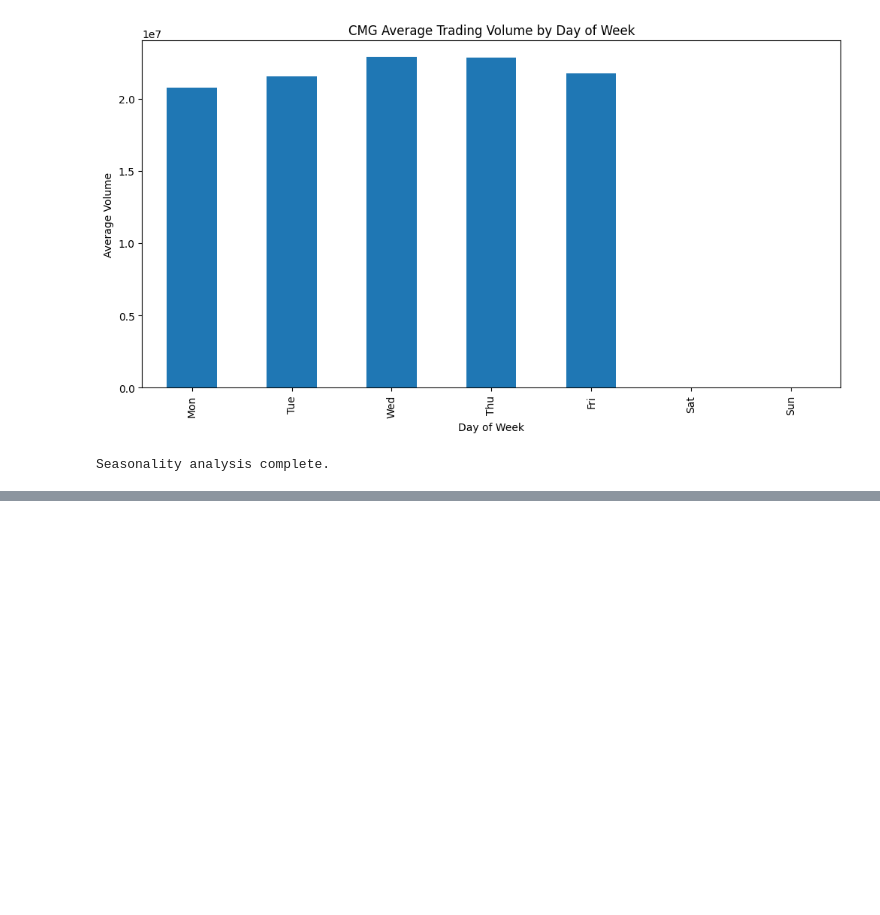
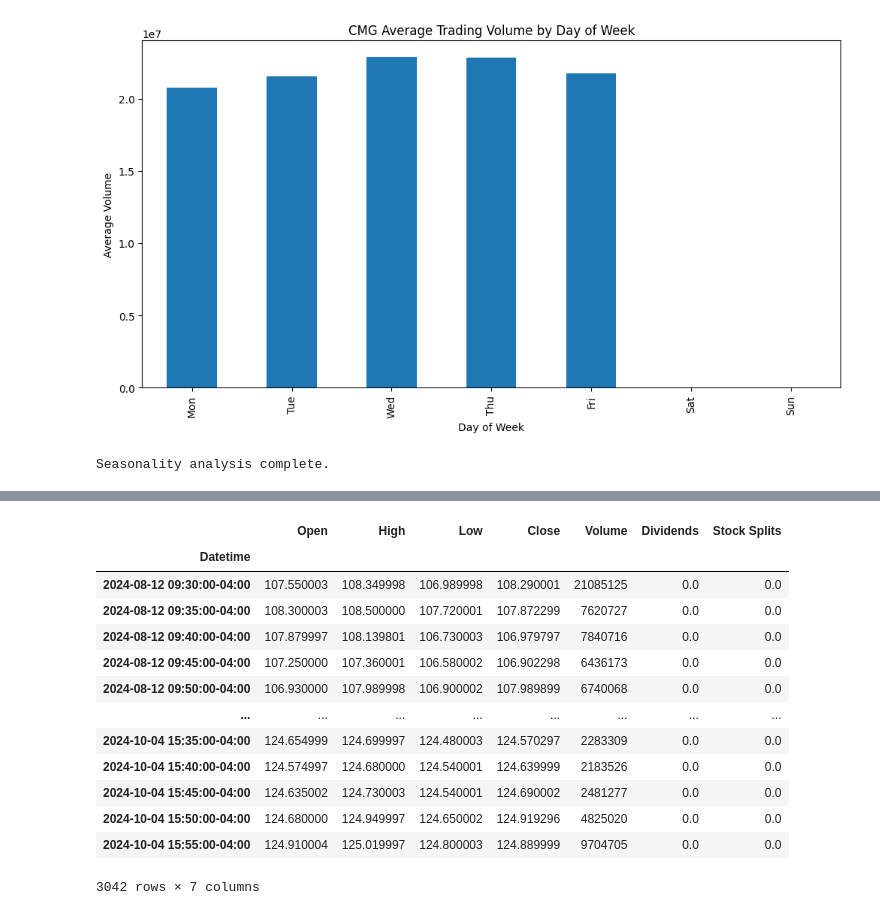
Before and after one commit to Slamwise/Trading-Strategies, a Jupyter notebook: volume/seasonality.ipynb, the cells around one changed output, grey strips where cells are left out. Saved outputs shown, nothing was run; the diff lists cells and outputs as text; code cells hidden in the pictures; blank space fills up the shorter version.

```diff
--- a/volume/seasonality.ipynb
+++ b/volume/seasonality.ipynb
@@ -253,0 +324,17 @@ fig.show()
+# %%
+all_data
+# %% [output]
+|  | Open | High | Low | Close | Volume | Dividends | Stock Splits |
+| Datetime |  |  |  |  |  |  |  |
+| 2024-08-12 09:30:00-04:00 | 107.550003 | 108.349998 | 106.989998 | 108.290001 | 21085125 | 0.0 | 0.0 |
+| 2024-08-12 09:35:00-04:00 | 108.300003 | 108.500000 | 107.720001 | 107.872299 | 7620727 | 0.0 | 0.0 |
+| 2024-08-12 09:40:00-04:00 | 107.879997 | 108.139801 | 106.730003 | 106.979797 | 7840716 | 0.0 | 0.0 |
+| 2024-08-12 09:45:00-04:00 | 107.250000 | 107.360001 | 106.580002 | 106.902298 | 6436173 | 0.0 | 0.0 |
+| 2024-08-12 09:50:00-04:00 | 106.930000 | 107.989998 | 106.900002 | 107.989899 | 6740068 | 0.0 | 0.0 |
+| ... | ... | ... | ... | ... | ... | ... | ... |
+| 2024-10-04 15:35:00-04:00 | 124.654999 | 124.699997 | 124.480003 | 124.570297 | 2283309 | 0.0 | 0.0 |
+| 2024-10-04 15:40:00-04:00 | 124.574997 | 124.680000 | 124.540001 | 124.639999 | 2183526 | 0.0 | 0.0 |
+| 2024-10-04 15:45:00-04:00 | 124.635002 | 124.730003 | 124.540001 | 124.690002 | 2481277 | 0.0 | 0.0 |
+| 2024-10-04 15:50:00-04:00 | 124.680000 | 124.949997 | 124.650002 | 124.919296 | 4825020 | 0.0 | 0.0 |
+| 2024-10-04 15:55:00-04:00 | 124.910004 | 125.019997 | 124.800003 | 124.889999 | 9704705 | 0.0 | 0.0 |
+3042 rows × 7 columns
```
Also changed, not shown: parts of 1 cell of this notebook.
